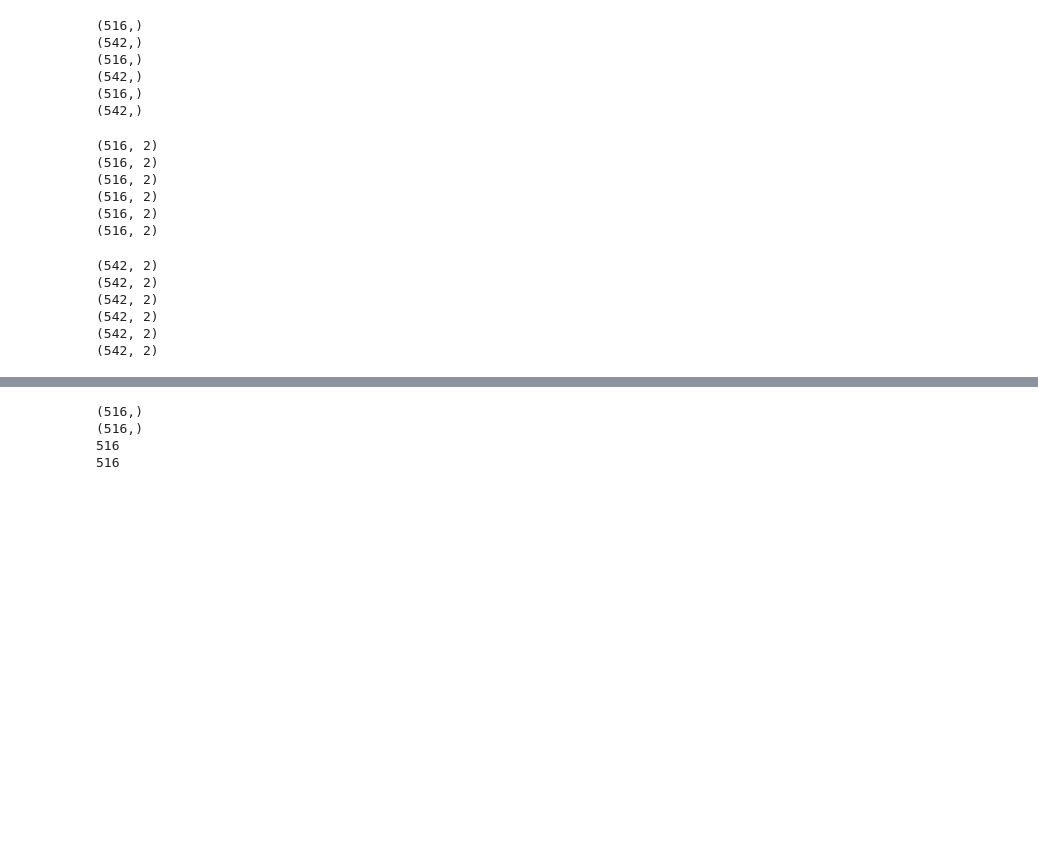
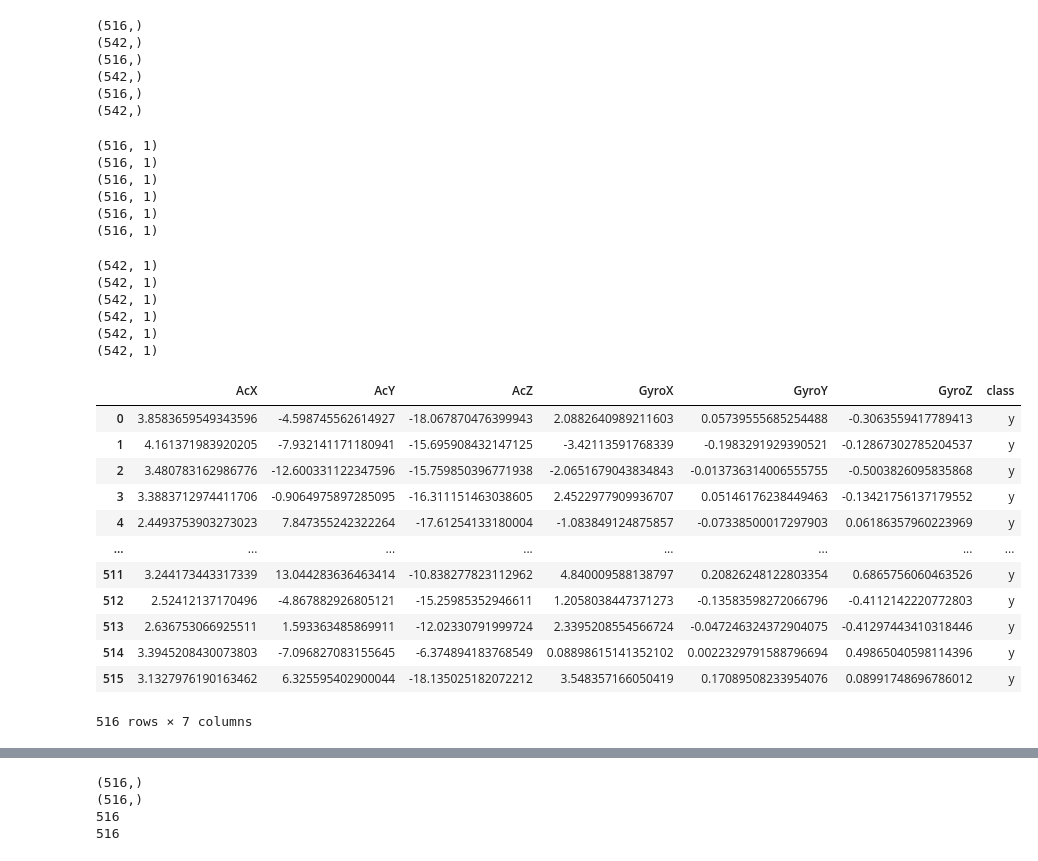
Before and after one commit to Hyolinkim/capstoneDesign_20210830, a Jupyter notebook: data_agument_ver1_2.ipynb, the cells around one changed output, grey strips where cells are left out. Saved outputs shown, nothing was run; the diff lists cells and outputs as text; code cells hidden in the pictures; blank space fills up the shorter version.

```diff
--- a/data_agument_ver1_2.ipynb
+++ b/data_agument_ver1_2.ipynb
@@ -265,12 +265,12 @@ for i in range(len(acX_y_5)):
   new_gyroX_y_5=gyroX_y_5[i]+gyroX_y_5_rand_norm[i]
   new_gyroY_y_5=gyroY_y_5[i]+gyroY_y_5_rand_norm[i]
   new_gyroZ_y_5=gyroZ_y_5[i]+gyroZ_y_5_rand_norm[i]
-  new_acX_y_5_arr.append([new_acX_y_5,'y'])
-  new_acY_y_5_arr.append([new_acY_y_5,'y'])
-  new_acZ_y_5_arr.append([new_acZ_y_5,'y'])
-  new_gyroX_y_5_arr.append([new_gyroX_y_5,'y'])
-  new_gyroY_y_5_arr.append([new_gyroY_y_5,'y'])
-  new_gyroZ_y_5_arr.append([new_gyroZ_y_5,'y'])
+  new_acX_y_5_arr.append([new_acX_y_5])
+  new_acY_y_5_arr.append([new_acY_y_5])
+  new_acZ_y_5_arr.append([new_acZ_y_5])
+  new_gyroX_y_5_arr.append([new_gyroX_y_5])
+  new_gyroY_y_5_arr.append([new_gyroY_y_5])
+  new_gyroZ_y_5_arr.append([new_gyroZ_y_5])
 
 new_acX_y_5_arr=np.array(new_acX_y_5_arr)
 new_acY_y_5_arr=np.array(new_acY_y_5_arr)
@@ -286,12 +286,12 @@ print(new_gyroX_y_5_arr.shape)
 print(new_gyroY_y_5_arr.shape)
 print(new_gyroZ_y_5_arr.shape)
 # %% [output]
-(516, 2)
-(516, 2)
-(516, 2)
-(516, 2)
-(516, 2)
-(516, 2)
+(516, 1)
+(516, 1)
+(516, 1)
+(516, 1)
+(516, 1)
+(516, 1)
 # %%
 #잘못된자세
 new_acX_n_5_arr = []
@@ -308,12 +308,12 @@ for i in range(len(acX_n_5)):
   new_gyroX_n_5=gyroX_n_5[i]+gyroX_n_5_rand_norm[i]
   new_gyroY_n_5=gyroY_n_5[i]+gyroY_n_5_rand_norm[i]
   new_gyroZ_n_5=gyroZ_n_5[i]+gyroZ_n_5_rand_norm[i]
-  new_acX_n_5_arr.append([new_acX_n_5,'n'])
-  new_acY_n_5_arr.append([new_acY_n_5,'n'])
-  new_acZ_n_5_arr.append([new_acZ_n_5,'n'])
-  new_gyroX_n_5_arr.append([new_gyroX_n_5,'n'])
-  new_gyroY_n_5_arr.append([new_gyroY_n_5,'n'])
-  new_gyroZ_n_5_arr.append([new_gyroZ_n_5,'n'])
+  new_acX_n_5_arr.append([new_acX_n_5])
+  new_acY_n_5_arr.append([new_acY_n_5])
+  new_acZ_n_5_arr.append([new_acZ_n_5])
+  new_gyroX_n_5_arr.append([new_gyroX_n_5])
+  new_gyroY_n_5_arr.append([new_gyroY_n_5])
+  new_gyroZ_n_5_arr.append([new_gyroZ_n_5])
 
 new_acX_n_5_arr=np.array(new_acX_n_5_arr)
 new_acY_n_5_arr=np.array(new_acY_n_5_arr)
@@ -329,9 +329,37 @@ print(new_gyroX_n_5_arr.shape)
 print(new_gyroY_n_5_arr.shape)
 print(new_gyroZ_n_5_arr.shape)
 # %% [output]
-(542, 2)
-(542, 2)
-(542, 2)
-(542, 2)
-(542, 2)
-(542, 2)
+(542, 1)
+(542, 1)
+(542, 1)
+(542, 1)
+(542, 1)
+(542, 1)
+# %%
+#바른자세 데이터 통합
+total_data_y=np.concatenate((new_acX_y_5_arr,new_acY_y_5_arr,new_acZ_y_5_arr,
+                          new_gyroX_y_5_arr, new_gyroY_y_5_arr, new_gyroZ_y_5_arr),axis=1)
+data_y = []
+for i in range(len(total_data_y)):
+  data_y.append(['y'])
+data_y = np.array(data_y)
+final_data_y=np.concatenate((total_data_y,data_y),axis=1)
+csv_data_y=pd.DataFrame(final_data_y)
+csv_data_y.columns = ['AcX', 'AcY','AcZ','GyroX','GyroY','GyroZ','class']
+csv_data_y
+#final_data_y
+#print(final_data_y.shape)
+# %% [output]
+|  | AcX | AcY | AcZ | GyroX | GyroY | GyroZ | class |
+| 0 | 3.8583659549343596 | -4.598745562614927 | -18.067870476399943 | 2.0882640989211603 | 0.05739555685254488 | -0.3063559417789413 | y |
+| 1 | 4.161371983920205 | -7.932141171180941 | -15.695908432147125 | -3.42113591768339 | -0.1983291929390521 | -0.12867302785204537 | y |
+| 2 | 3.480783162986776 | -12.600331122347596 | -15.759850396771938 | -2.0651679043834843 | -0.013736314006555755 | -0.5003826095835868 | y |
+| 3 | 3.3883712974411706 | -0.9064975897285095 | -16.311151463038605 | 2.4522977909936707 | 0.05146176238449463 | -0.13421756137179552 | y |
+| 4 | 2.4493753903273023 | 7.847355242322264 | -17.61254133180004 | -1.083849124875857 | -0.07338500017297903 | 0.06186357960223969 | y |
+| ... | ... | ... | ... | ... | ... | ... | ... |
+| 511 | 3.244173443317339 | 13.044283636463414 | -10.838277823112962 | 4.840009588138797 | 0.20826248122803354 | 0.6865756060463526 | y |
+| 512 | 2.52412137170496 | -4.867882926805121 | -15.25985352946611 | 1.2058038447371273 | -0.13583598272066796 | -0.4112142220772803 | y |
+| 513 | 2.636753066925511 | 1.593363485869911 | -12.02330791999724 | 2.3395208554566724 | -0.047246324372904075 | -0.41297443410318446 | y |
+| 514 | 3.3945208430073803 | -7.096827083155645 | -6.374894183768549 | 0.08898615141352102 | 0.0022329791588796694 | 0.49865040598114396 | y |
+| 515 | 3.1327976190163462 | 6.325595402900044 | -18.135025182072212 | 3.548357166050419 | 0.17089508233954076 | 0.08991748696786012 | y |
+516 rows × 7 columns
```
Also changed, not shown: parts of 3 cells of this notebook.
